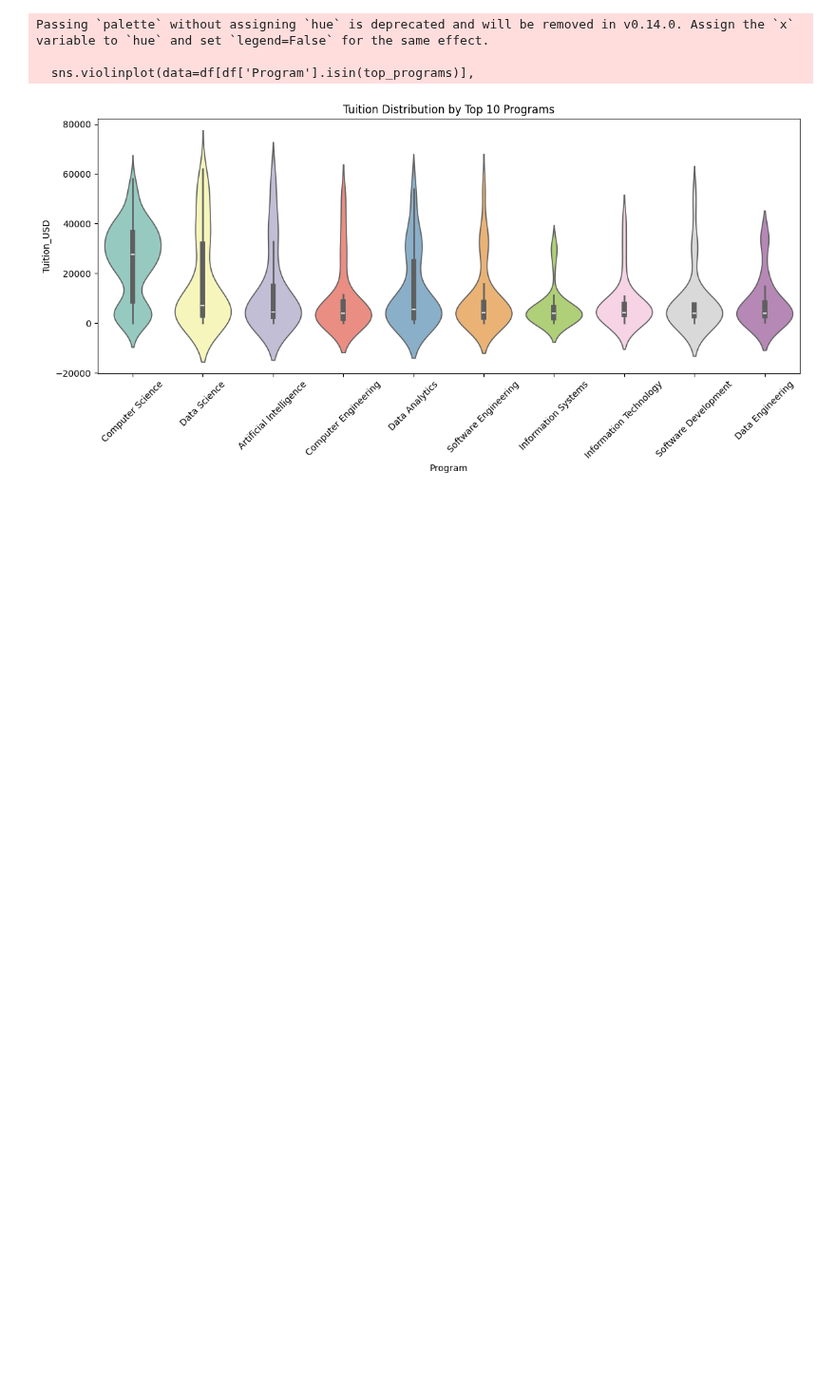
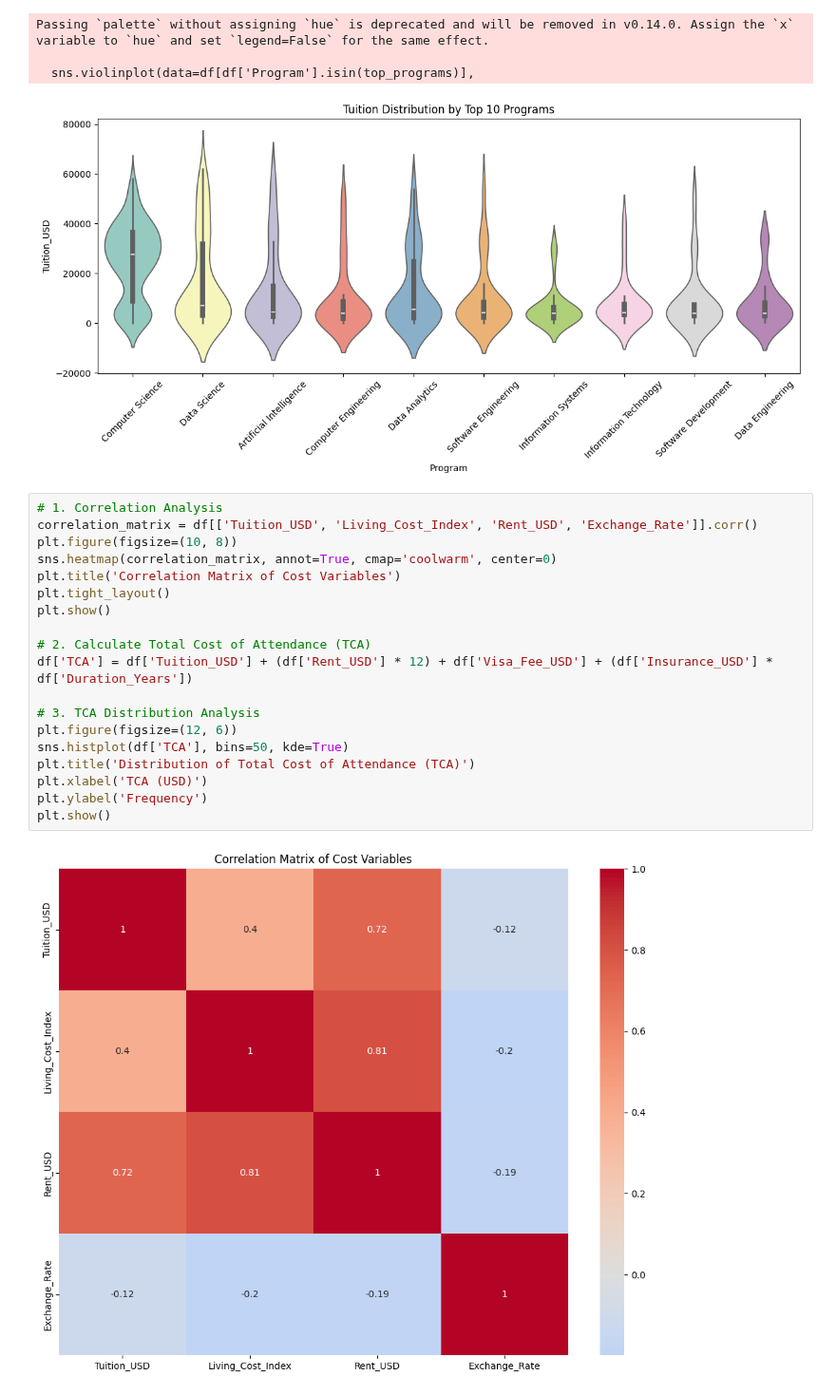
Before and after one commit to gibsongGH/SDS-CP030-edu-spend, a Jupyter notebook: submissions/team-members/frank-brown/01_EDA_EduSpend.ipynb, the cells around one changed output. Shown at 95% size. Saved outputs shown, nothing was run; the diff lists cells and outputs as text; blank space fills up the shorter version.

```diff
--- a/submissions/team-members/frank-brown/01_EDA_EduSpend.ipynb
+++ b/submissions/team-members/frank-brown/01_EDA_EduSpend.ipynb
@@ -135,3 +190,24 @@ Passing `palette` without assigning `hue` is deprecated and will be removed in v
 
   sns.violinplot(data=df[df['Program'].isin(top_programs)],
 [figure]
+# %%
+# 1. Correlation Analysis
+correlation_matrix = df[['Tuition_USD', 'Living_Cost_Index', 'Rent_USD', 'Exchange_Rate']].corr()
+plt.figure(figsize=(10, 8))
+sns.heatmap(correlation_matrix, annot=True, cmap='coolwarm', center=0)
+plt.title('Correlation Matrix of Cost Variables')
+plt.tight_layout()
+plt.show()
+
+# 2. Calculate Total Cost of Attendance (TCA)
+df['TCA'] = df['Tuition_USD'] + (df['Rent_USD'] * 12) + df['Visa_Fee_USD'] + (df['Insurance_USD'] * df['Duration_Years'])
+
+# 3. TCA Distribution Analysis
+plt.figure(figsize=(12, 6))
+sns.histplot(df['TCA'], bins=50, kde=True)
+plt.title('Distribution of Total Cost of Attendance (TCA)')
+plt.xlabel('TCA (USD)')
+plt.ylabel('Frequency')
+plt.show()
+# %% [output]
+[figure, added]
```
Also changed, not shown: parts of 5 cells of this notebook, 3 other files.
